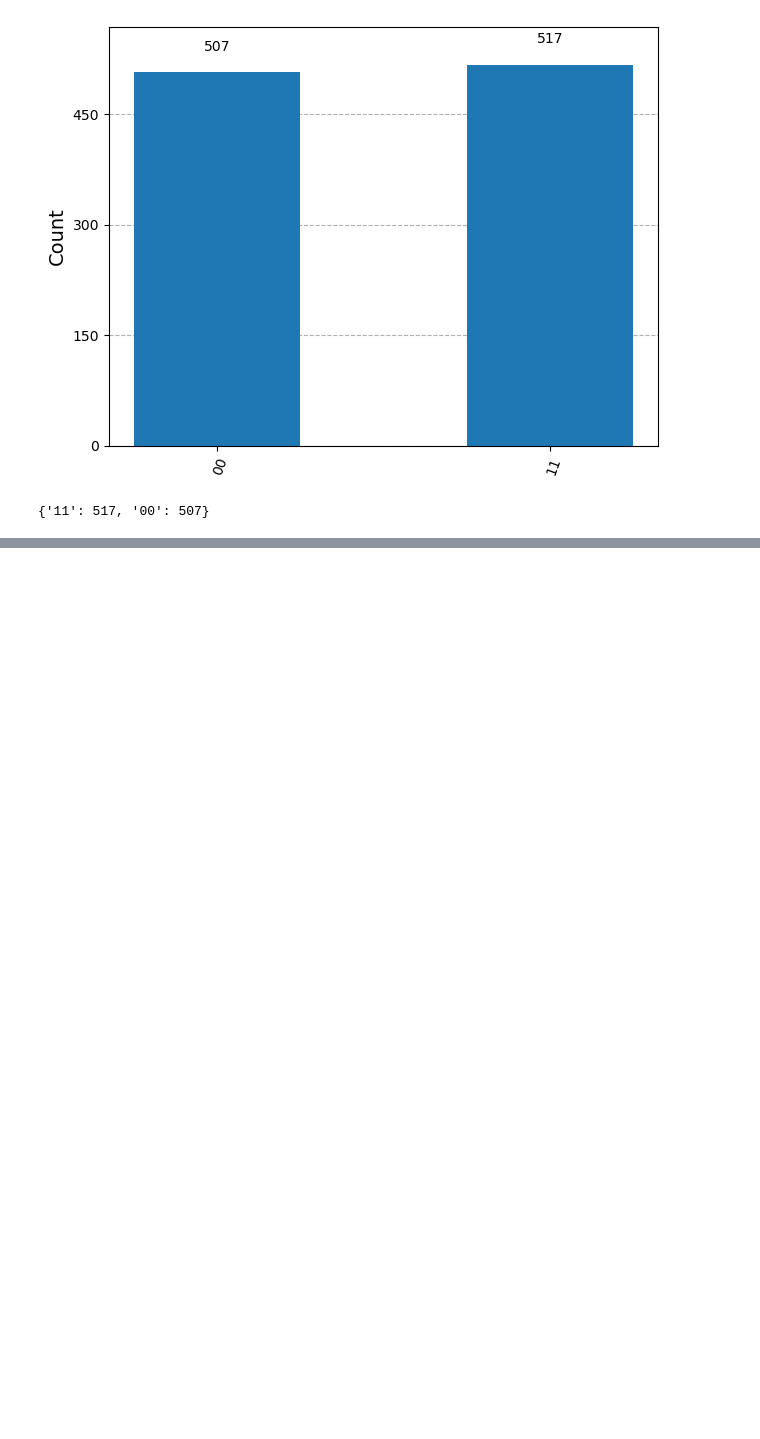
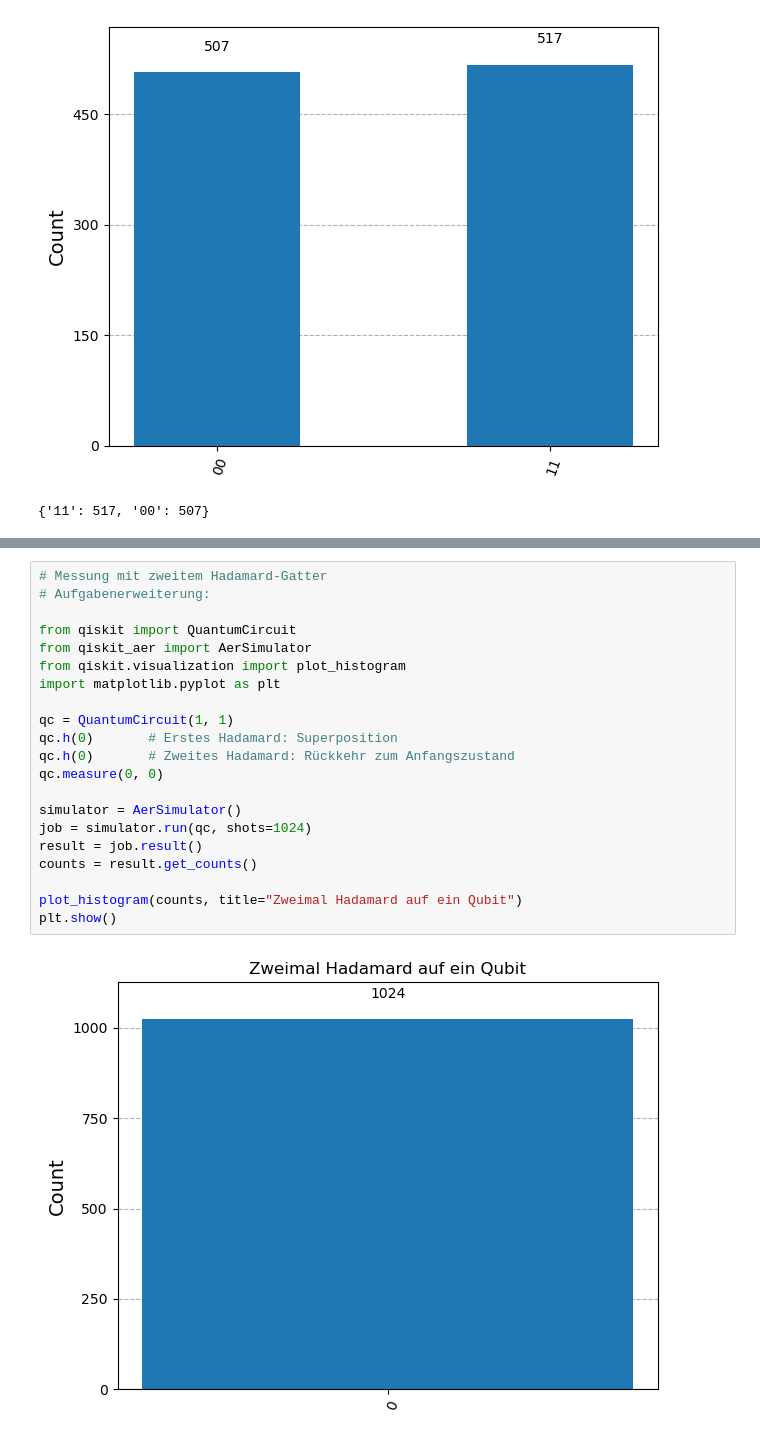
Before and after one commit to Qbannes/Quantumcomputing_all_about, a Jupyter notebook: Qiskit_Erste_Versuche.ipynb, the cells around one changed output, grey strips where cells are left out. Cells and saved outputs as stored; diff of their text form; blank space fills up the shorter version.

```diff
--- a/Qiskit_Erste_Versuche.ipynb
+++ b/Qiskit_Erste_Versuche.ipynb
@@ -135,0 +183,23 @@ plt.show()
+# %%
+# Messung mit zweitem Hadamard-Gatter
+# Aufgabenerweiterung:
+
+from qiskit import QuantumCircuit
+from qiskit_aer import AerSimulator
+from qiskit.visualization import plot_histogram
+import matplotlib.pyplot as plt
+
+qc = QuantumCircuit(1, 1)
+qc.h(0)       # Erstes Hadamard: Superposition
+qc.h(0)       # Zweites Hadamard: Rückkehr zum Anfangszustand
+qc.measure(0, 0)
+
+simulator = AerSimulator()
+job = simulator.run(qc, shots=1024)
+result = job.result()
+counts = result.get_counts()
+
+plot_histogram(counts, title="Zweimal Hadamard auf ein Qubit")
+plt.show()
+# %% [output]
+[figure, added]
```
Also changed, not shown: parts of 6 cells of this notebook.
